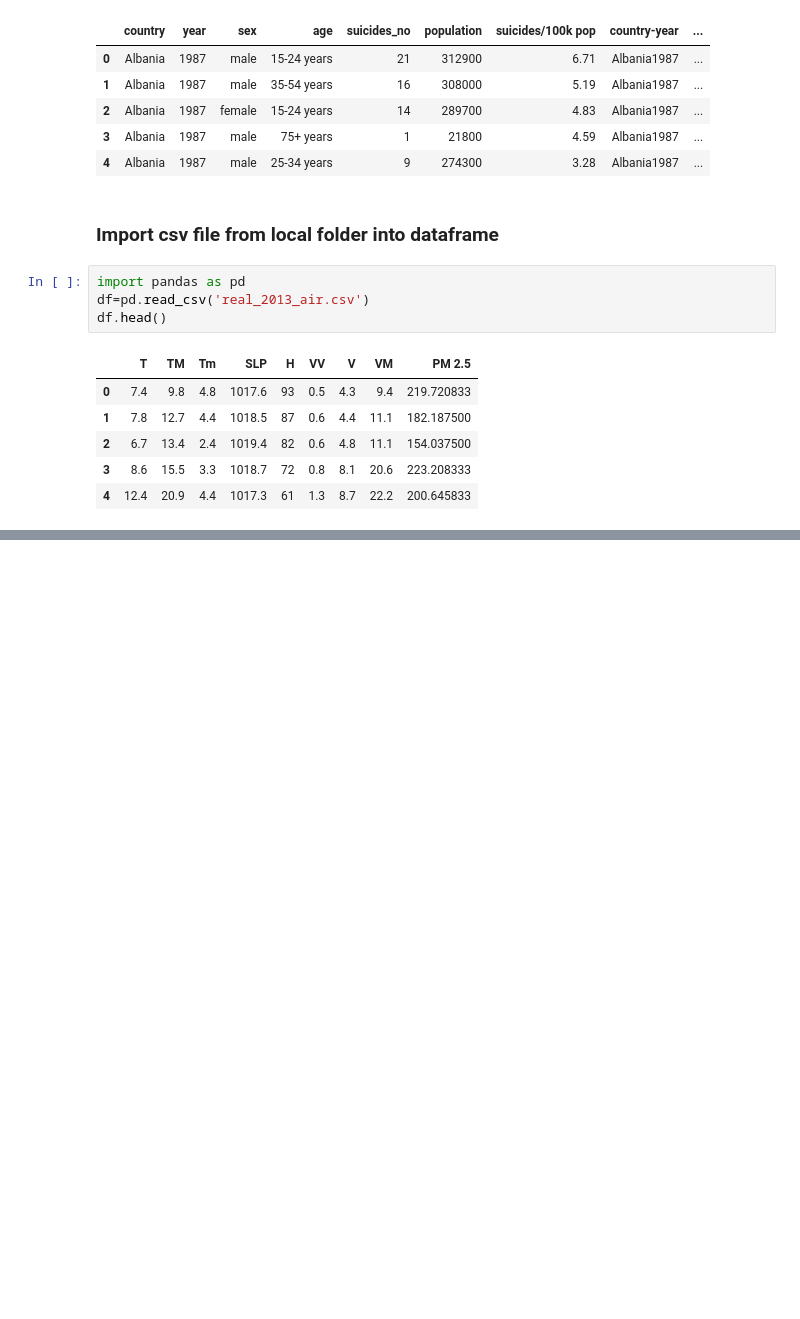
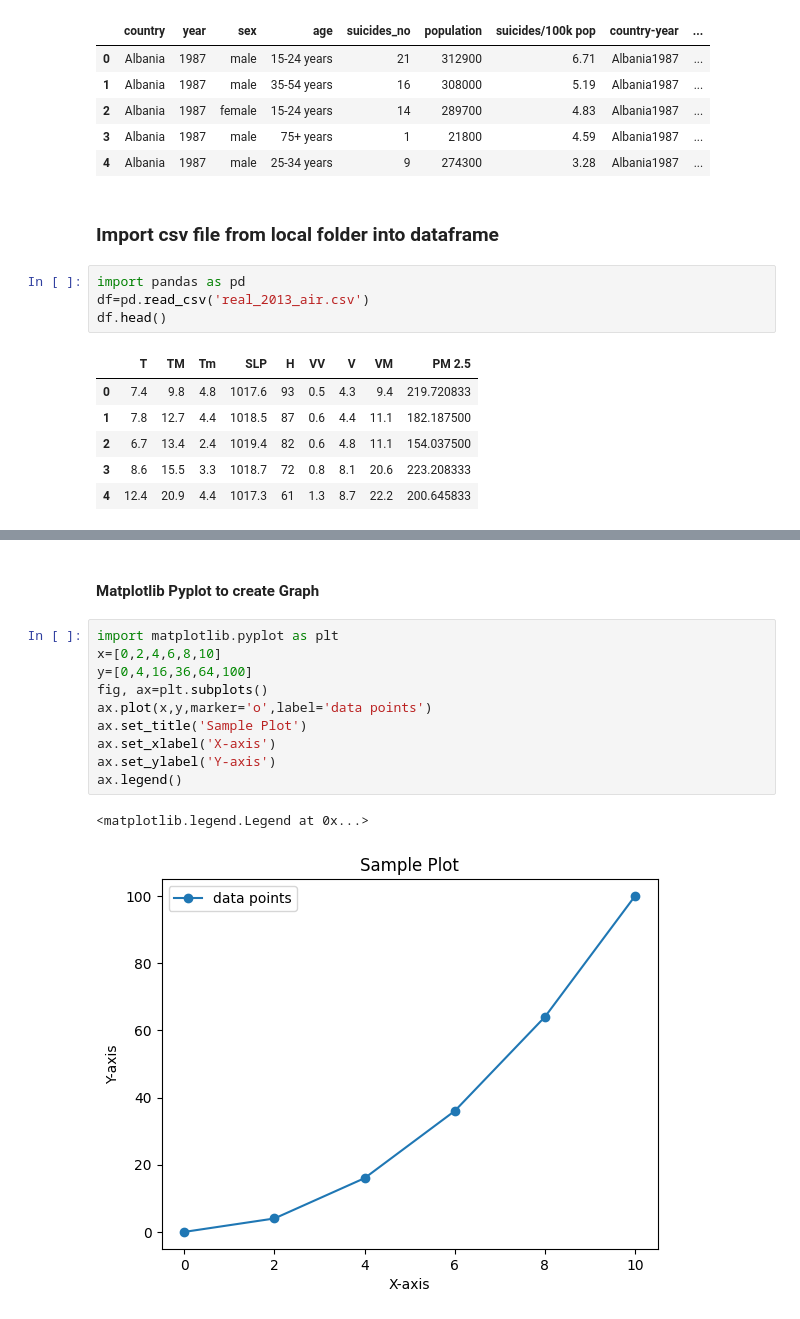
Before and after one commit to ESET0100/Basic, a Jupyter notebook: Python_basics/Day_2/test.ipynb, the cells around one changed output, grey strips where cells are left out. Drawn from its saved outputs; the diff is of its cells as text; blank space fills up the shorter version.

```diff
--- a/Python_basics/Day_2/test.ipynb
+++ b/Python_basics/Day_2/test.ipynb
@@ -122,0 +139,15 @@ df.head()
+# %% [markdown]
+#### Matplotlib Pyplot to create Graph
+# %%
+import matplotlib.pyplot as plt
+x=[0,2,4,6,8,10]
+y=[0,4,16,36,64,100]
+fig, ax=plt.subplots()
+ax.plot(x,y,marker='o',label='data points')
+ax.set_title('Sample Plot')
+ax.set_xlabel('X-axis')
+ax.set_ylabel('Y-axis')
+ax.legend()
+# %% [output]
+<matplotlib.legend.Legend at 0x...>
+[figure, added]
```
Also changed, not shown: parts of 4 cells of this notebook, 1 other file.
